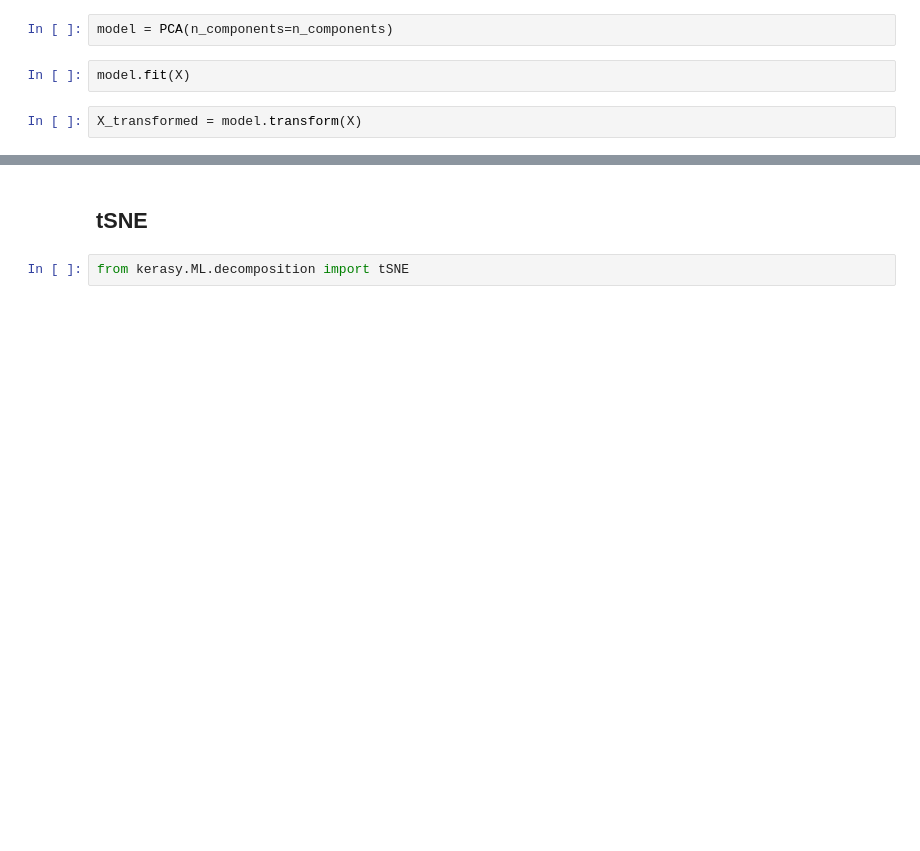
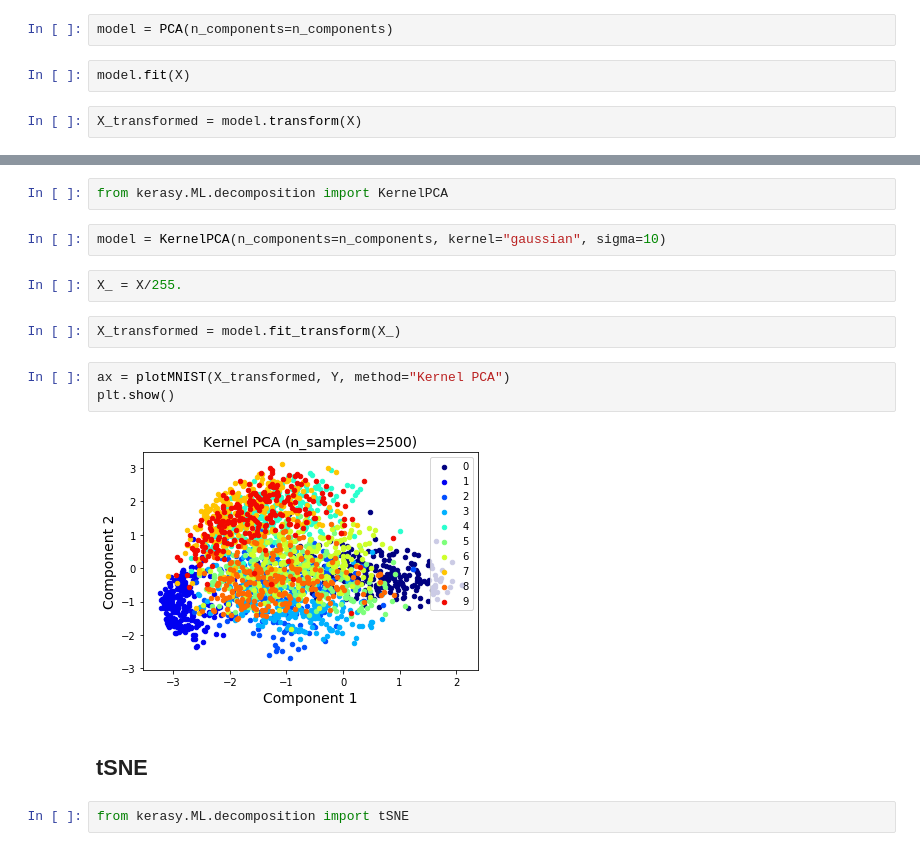
Before and after one commit to iwasakishuto/Kerasy, a Jupyter notebook: examples/decompositions.ipynb, the cells around one changed output, grey strips where cells are left out. Saved outputs shown, nothing was run; the diff lists cells and outputs as text; blank space fills up the shorter version.

```diff
--- a/examples/decompositions.ipynb
+++ b/examples/decompositions.ipynb
@@ -63,3 +67,16 @@ plotMNIST(X_transformed, Y, method="PCA")
+# %%
+from kerasy.ML.decomposition import KernelPCA
+# %%
+model = KernelPCA(n_components=n_components, kernel="gaussian", sigma=10)
+# %%
+X_ = X/255.
+# %%
+X_transformed = model.fit_transform(X_)
+# %%
+ax = plotMNIST(X_transformed, Y, method="Kernel PCA")
+plt.show()
+# %% [output]
+[figure, added]
 # %% [markdown]
 ## tSNE
 # %%
```
Also changed, not shown: parts of 6 cells of this notebook, 3 other files.
